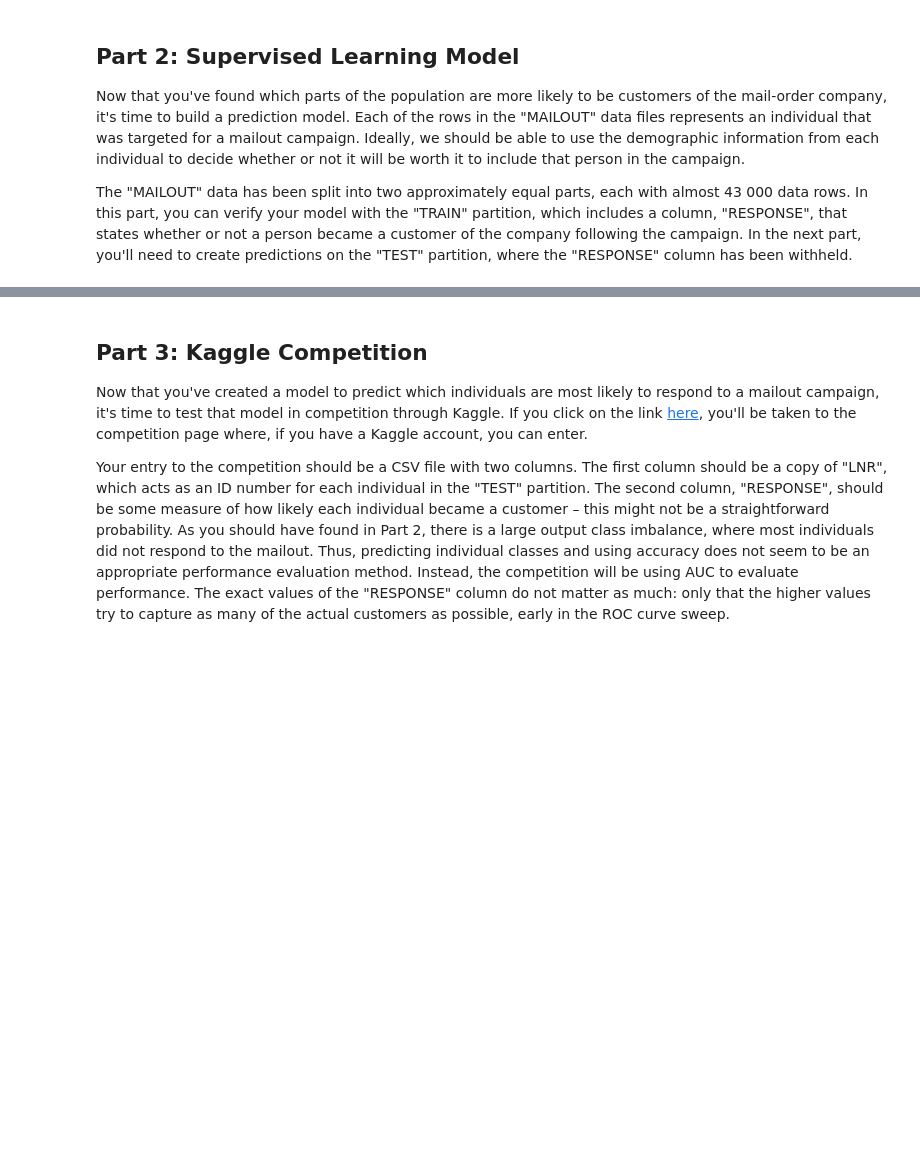
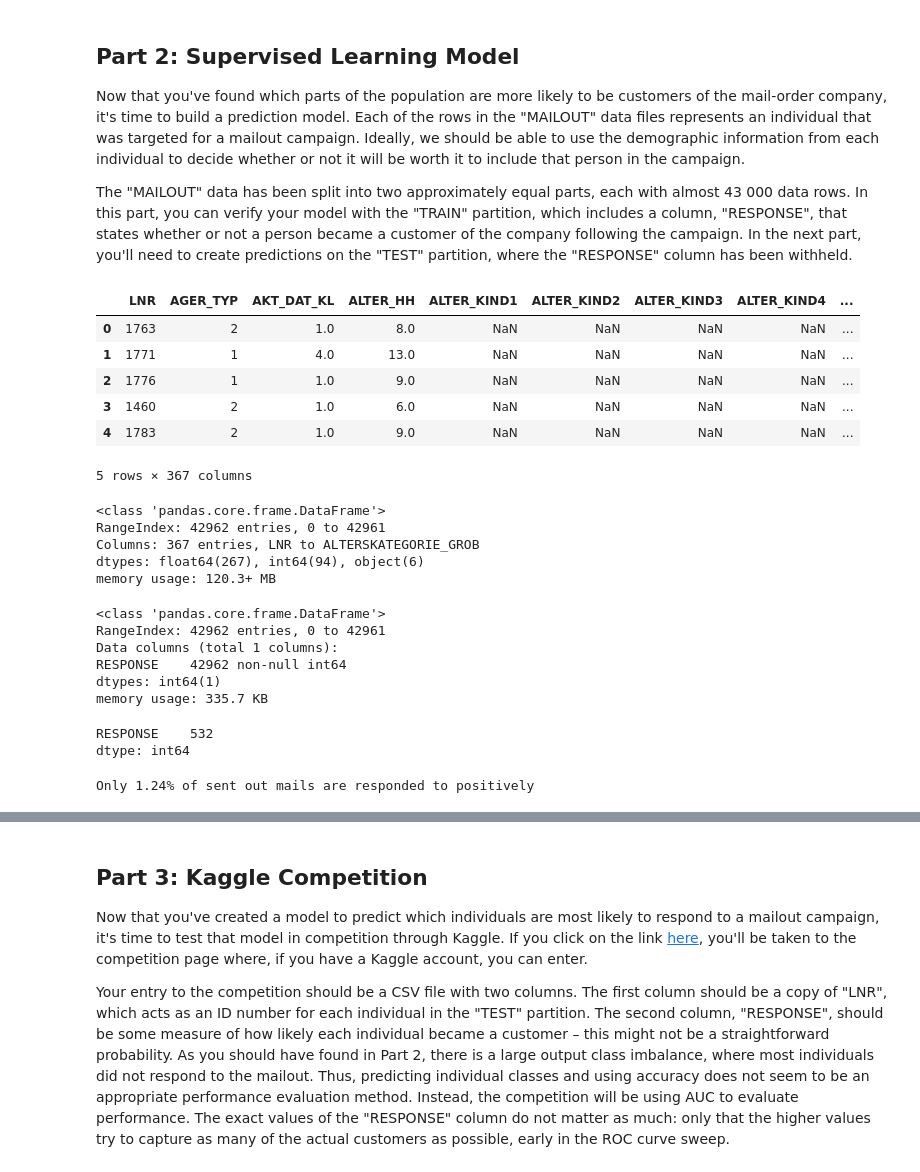
Before and after one commit to msarraj-edu/DSND_Capstone_Identifying_Customer_Segments, a Jupyter notebook: Arvato Project Workbook.ipynb, the cells around one changed output, grey strips where cells are left out. Drawn from its saved outputs; the diff is of its cells as text; code cells hidden in the pictures; blank space fills up the shorter version.

```diff
--- a/Arvato Project Workbook.ipynb
+++ b/Arvato Project Workbook.ipynb
@@ -1487,4 +1488,41 @@ Now that you've found which parts of the population are more likely to be custom
 
 The "MAILOUT" data has been split into two approximately equal parts, each with almost 43 000 data rows. In this part, you can verify your model with the "TRAIN" partition, which includes a column, "RESPONSE", that states whether or not a person became a customer of the company following the campaign. In the next part, you'll need to create predictions on the "TEST" partition, where the "RESPONSE" column has been withheld.
 # %%
-mailout_train = pd.read_csv('../../data/Term2/capstone/arvato_data/Udacity_MAILOUT_052018_TRAIN.csv', sep=';')
+mailout_train = my_load('Udacity_MAILOUT_052018_TRAIN.csv', sep= ';')
+# %%
+mailout_train.head()
+# %% [output]
+|  | LNR | AGER_TYP | AKT_DAT_KL | ALTER_HH | ALTER_KIND1 | ALTER_KIND2 | ALTER_KIND3 | ALTER_KIND4 | ... |
+| 0 | 1763 | 2 | 1.0 | 8.0 | NaN | NaN | NaN | NaN | ... |
+| 1 | 1771 | 1 | 4.0 | 13.0 | NaN | NaN | NaN | NaN | ... |
+| 2 | 1776 | 1 | 1.0 | 9.0 | NaN | NaN | NaN | NaN | ... |
+| 3 | 1460 | 2 | 1.0 | 6.0 | NaN | NaN | NaN | NaN | ... |
+| 4 | 1783 | 2 | 1.0 | 9.0 | NaN | NaN | NaN | NaN | ... |
+5 rows × 367 columns
+# %%
+mailout_train.info()
+# %% [output]
+<class 'pandas.core.frame.DataFrame'>
+RangeIndex: 42962 entries, 0 to 42961
+Columns: 367 entries, LNR to ALTERSKATEGORIE_GROB
+dtypes: float64(267), int64(94), object(6)
+memory usage: 120.3+ MB
+# %%
+mailout_train[['RESPONSE']].info()
+# %% [output]
+<class 'pandas.core.frame.DataFrame'>
+RangeIndex: 42962 entries, 0 to 42961
+Data columns (total 1 columns):
+RESPONSE    42962 non-null int64
+dtypes: int64(1)
+memory usage: 335.7 KB
+# %%
+mailout_train[['RESPONSE']].sum()
+# %% [output]
+RESPONSE    532
+dtype: int64
+# %%
+print(f"Only {mailout_train.RESPONSE.sum()/len(mailout_train.index)*100:.2f}% \
+of sent out mails are responded to positively")
+# %% [output]
+Only 1.24% of sent out mails are responded to positively
```
Also changed, not shown: parts of 47 cells of this notebook, 3 other files.
